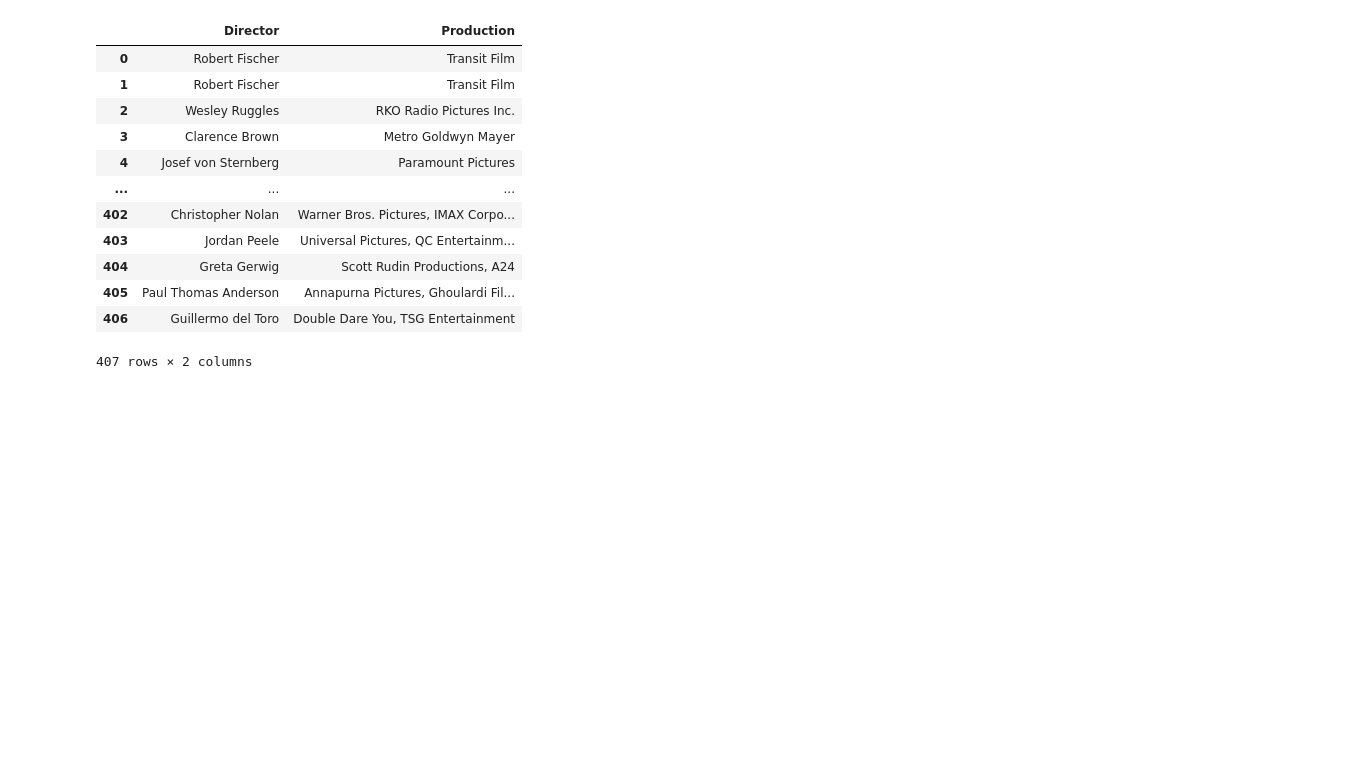
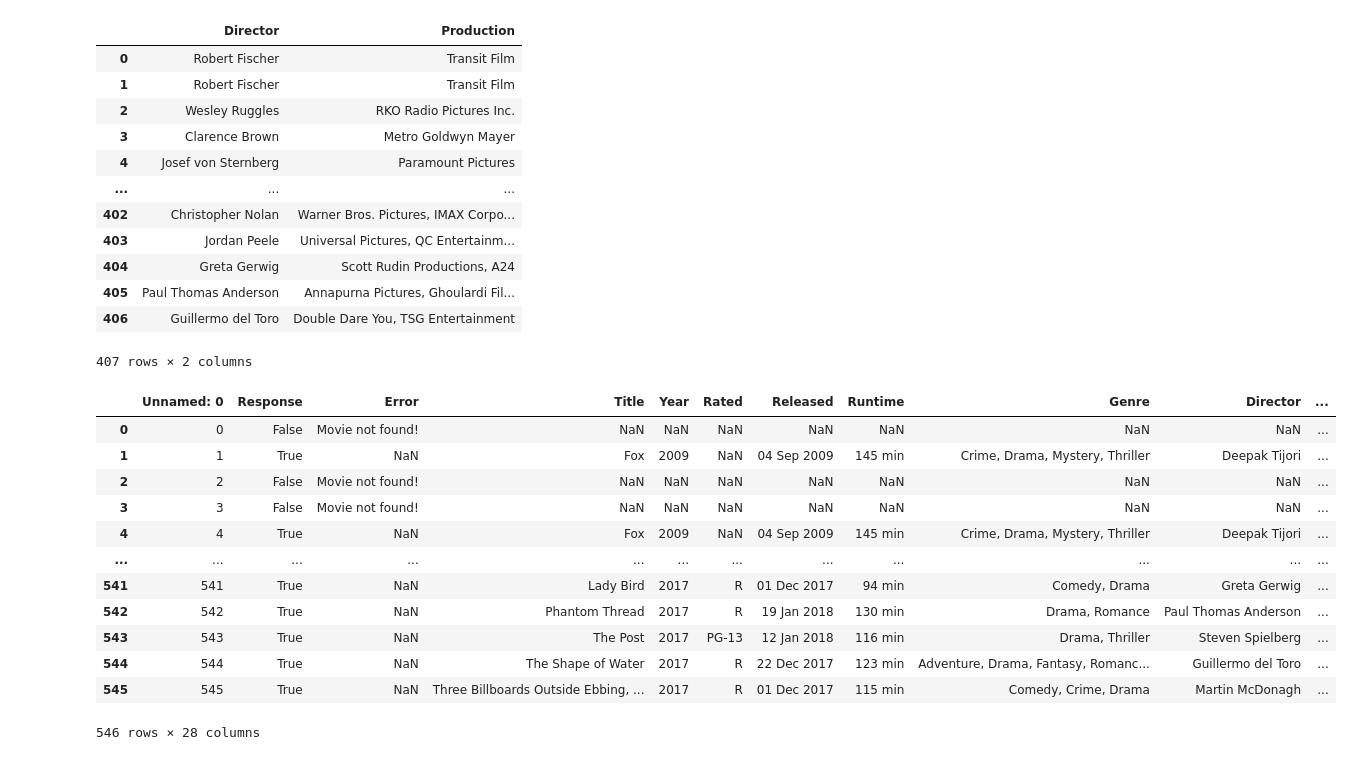
Before and after one commit to alextorres12/Group1_Project1, a Jupyter notebook: Best_Picture.ipynb, the cells around one changed output. Saved outputs shown, nothing was run; the diff lists cells and outputs as text; code cells hidden in the pictures; blank space fills up the shorter version.

```diff
--- a/Best_Picture.ipynb
+++ b/Best_Picture.ipynb
@@ -185,3 +182,21 @@ director
 407 rows × 2 columns
 # %%
 director.to_csv('Output/director_clean')
+# %%
+movie_budget=pd.read_csv('Output/best_picture_omdb_dataframe.csv')
+# %%
+movie_budget
+# %% [output]
+|  | Unnamed: 0 | Response | Error | Title | Year | Rated | Released | Runtime | Genre | Director | ... |
+| 0 | 0 | False | Movie not found! | NaN | NaN | NaN | NaN | NaN | NaN | NaN | ... |
+| 1 | 1 | True | NaN | Fox | 2009 | NaN | 04 Sep 2009 | 145 min | Crime, Drama, Mystery, Thriller | Deepak Tijori | ... |
+| 2 | 2 | False | Movie not found! | NaN | NaN | NaN | NaN | NaN | NaN | NaN | ... |
+| 3 | 3 | False | Movie not found! | NaN | NaN | NaN | NaN | NaN | NaN | NaN | ... |
+| 4 | 4 | True | NaN | Fox | 2009 | NaN | 04 Sep 2009 | 145 min | Crime, Drama, Mystery, Thriller | Deepak Tijori | ... |
+| ... | ... | ... | ... | ... | ... | ... | ... | ... | ... | ... | ... |
+| 541 | 541 | True | NaN | Lady Bird | 2017 | R | 01 Dec 2017 | 94 min | Comedy, Drama | Greta Gerwig | ... |
+| 542 | 542 | True | NaN | Phantom Thread | 2017 | R | 19 Jan 2018 | 130 min | Drama, Romance | Paul Thomas Anderson | ... |
+| 543 | 543 | True | NaN | The Post | 2017 | PG-13 | 12 Jan 2018 | 116 min | Drama, Thriller | Steven Spielberg | ... |
+| 544 | 544 | True | NaN | The Shape of Water | 2017 | R | 22 Dec 2017 | 123 min | Adventure, Drama, Fantasy, Romanc... | Guillermo del Toro | ... |
+| 545 | 545 | True | NaN | Three Billboards Outside Ebbing, ... | 2017 | R | 01 Dec 2017 | 115 min | Comedy, Crime, Drama | Martin McDonagh | ... |
+546 rows × 28 columns
```
Also changed, not shown: parts of 1 cell of this notebook, 3 other files.
